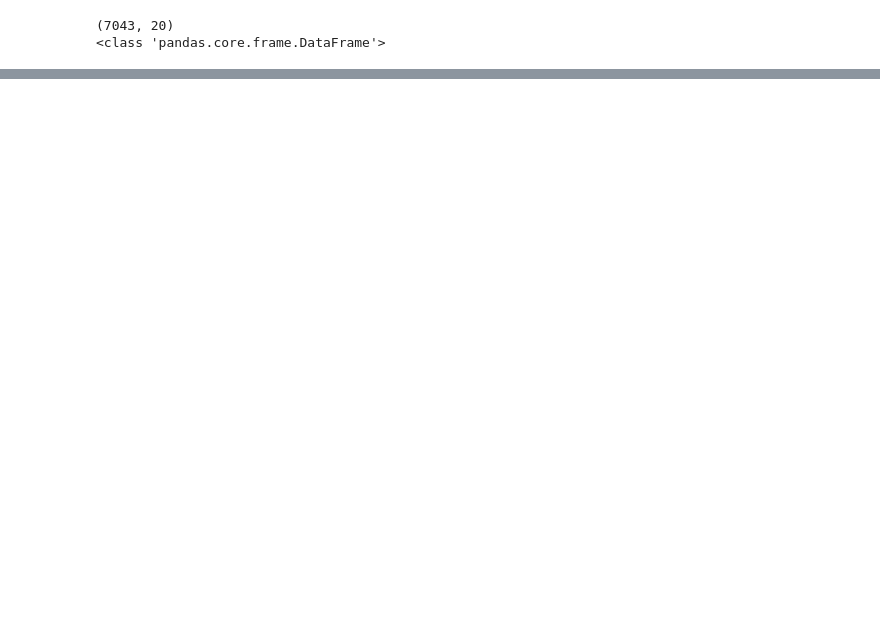
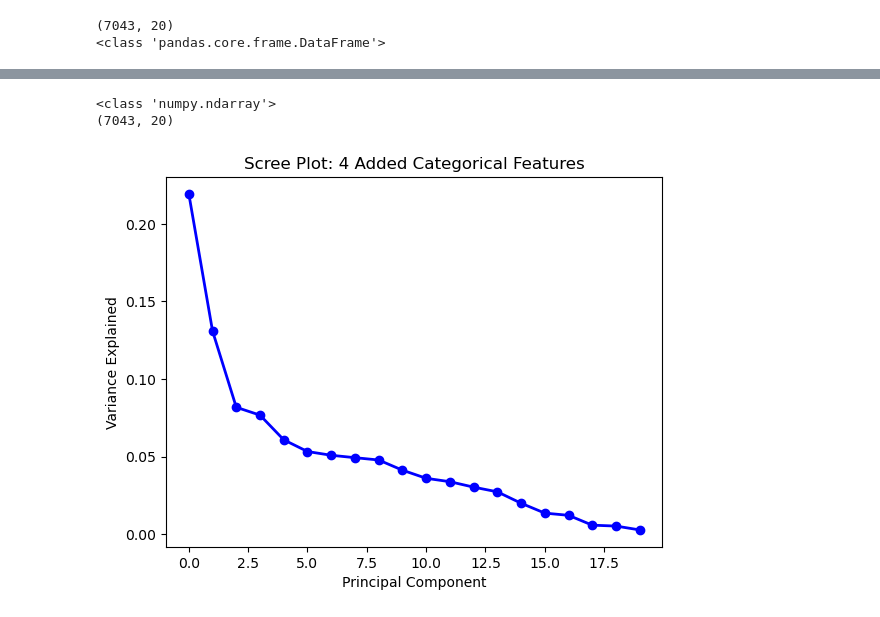
Before and after one commit to kesavan2017/ucbe-AIML-tryit-exercise-62, a Jupyter notebook: tryit_6.2.ipynb, the cells around one changed output, grey strips where cells are left out. Drawn from its saved outputs; the diff is of its cells as text; code cells hidden in the pictures; blank space fills up the shorter version.

Commit message:
Created Scree Plot & Explained Variance by Principle components for Numeric features PLUS 4 converted Categorical features of interest for PCA 2nd Analysis

```diff
--- a/tryit_6.2.ipynb
+++ b/tryit_6.2.ipynb
@@ -560,0 +568,24 @@ print(type(df_scaled_2))
+# %%
+components_2 = ''
+pca_2 = ''
+
+pca_2 = PCA(n_components=20, random_state = 42)
+components_2 = pca_2.fit_transform(df_scaled_2)
+
+
+print(type(components_2))
+print(components_2.shape)
+# %% [output]
+<class 'numpy.ndarray'>
+(7043, 20)
+# %%
+PC_Values_2 = ''
+
+PC_values_2 = np.arange(pca_2.n_components_)
+plt.plot(PC_values_2, pca_2.explained_variance_ratio_, 'o-', linewidth=2, color='blue')
+plt.title('Scree Plot: 4 Added Categorical Features')
+plt.xlabel('Principal Component')
+plt.ylabel('Variance Explained')
+plt.show()
+# %% [output]
+[figure, added]
```
Also changed, not shown: parts of 4 cells of this notebook.
